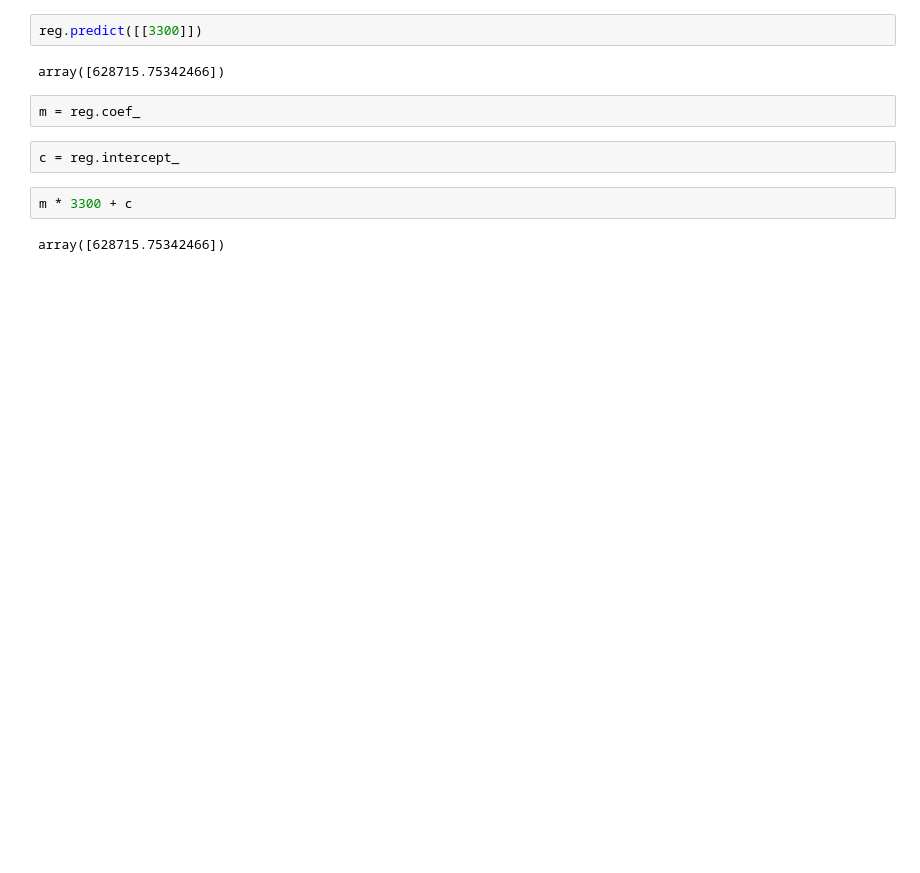
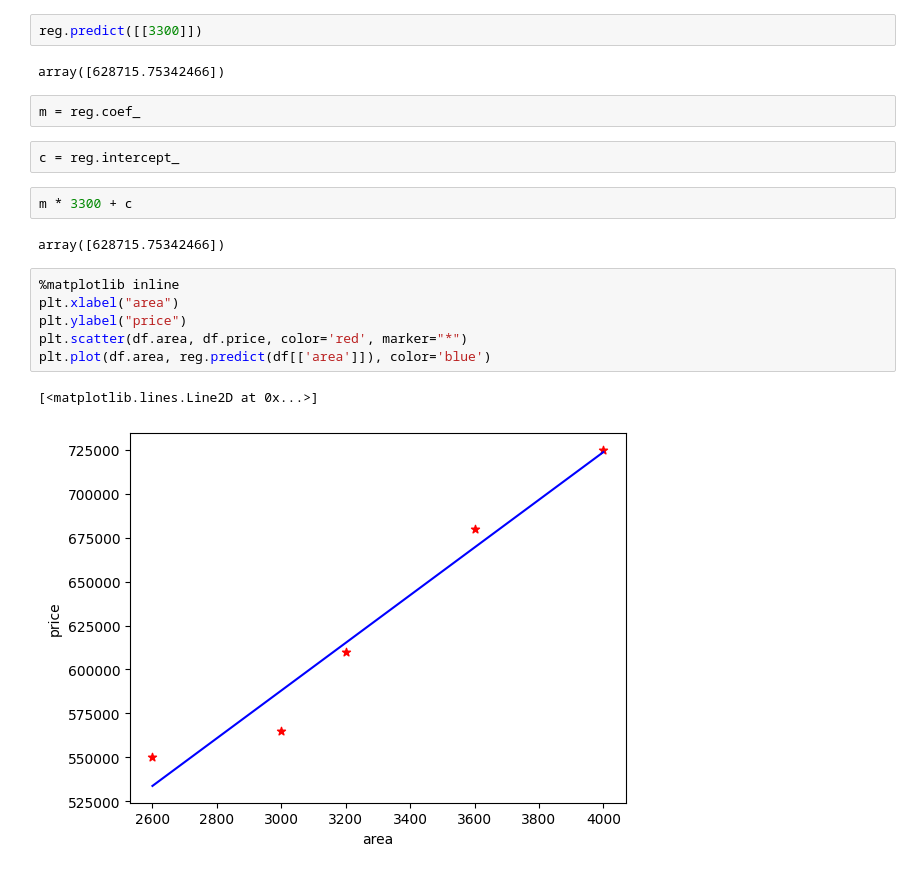
Before and after one commit to girishsawant30/ML_Study_LinearRegression, a Jupyter notebook: Simple_Linear_Regression_Homeprices.ipynb, the cells around one changed output. Saved outputs shown, nothing was run; the diff lists cells and outputs as text; blank space fills up the shorter version.

```diff
--- a/Simple_Linear_Regression_Homeprices.ipynb
+++ b/Simple_Linear_Regression_Homeprices.ipynb
@@ -38,3 +38,12 @@ c = reg.intercept_
 m * 3300 + c
 # %% [output]
 array([628715.75342466])
+# %%
+%matplotlib inline
+plt.xlabel("area")
+plt.ylabel("price")
+plt.scatter(df.area, df.price, color='red', marker="*")
+plt.plot(df.area, reg.predict(df[['area']]), color='blue')
+# %% [output]
+[<matplotlib.lines.Line2D at 0x...>]
+[figure, added]
```
